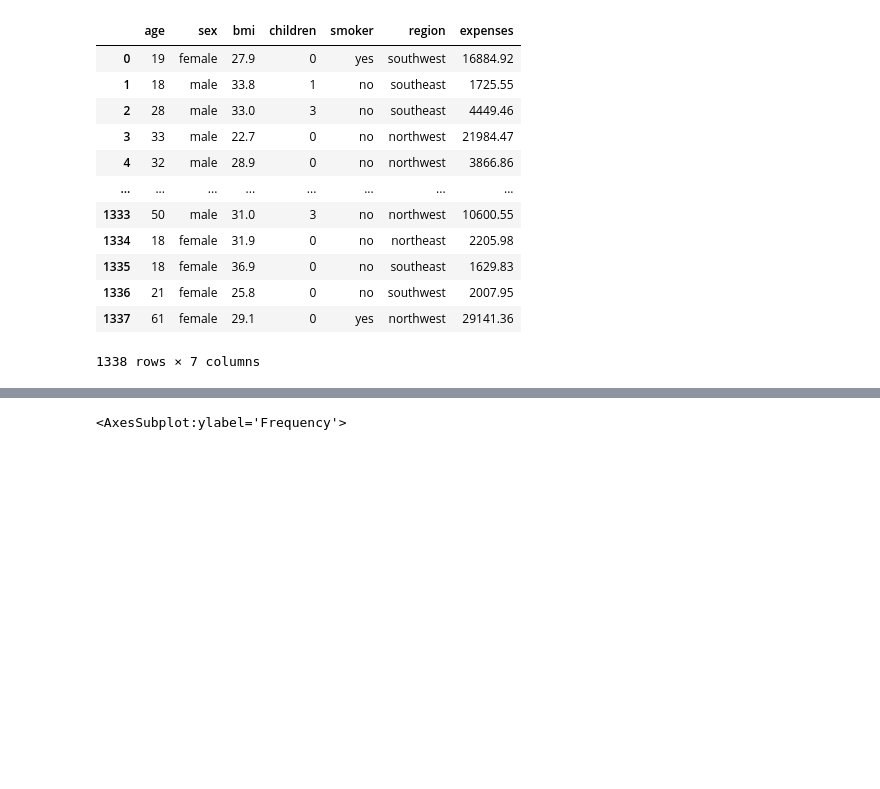
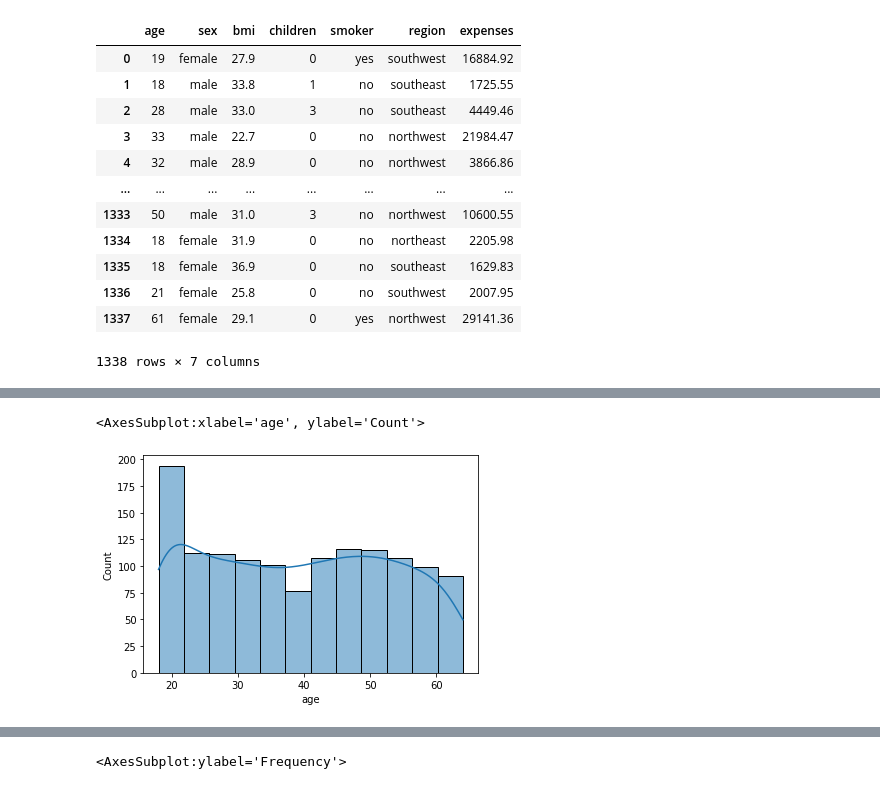
Before and after one commit to ashutosh6819/Insurance-premium-prediction01, a Jupyter notebook: Notebook/EDA.ipynb, the cells around one changed output, grey strips where cells are left out. Saved outputs shown, nothing was run; the diff lists cells and outputs as text; code cells hidden in the pictures; blank space fills up the shorter version.

```diff
--- a/Notebook/EDA.ipynb
+++ b/Notebook/EDA.ipynb
@@ -60,0 +106,5 @@ y
+# %%
+sns.histplot(df.age,kde=True)
+# %% [output]
+<AxesSubplot:xlabel='age', ylabel='Count'>
+[figure, added]
```
Also changed, not shown: parts of 17 cells of this notebook, 15 other files.
